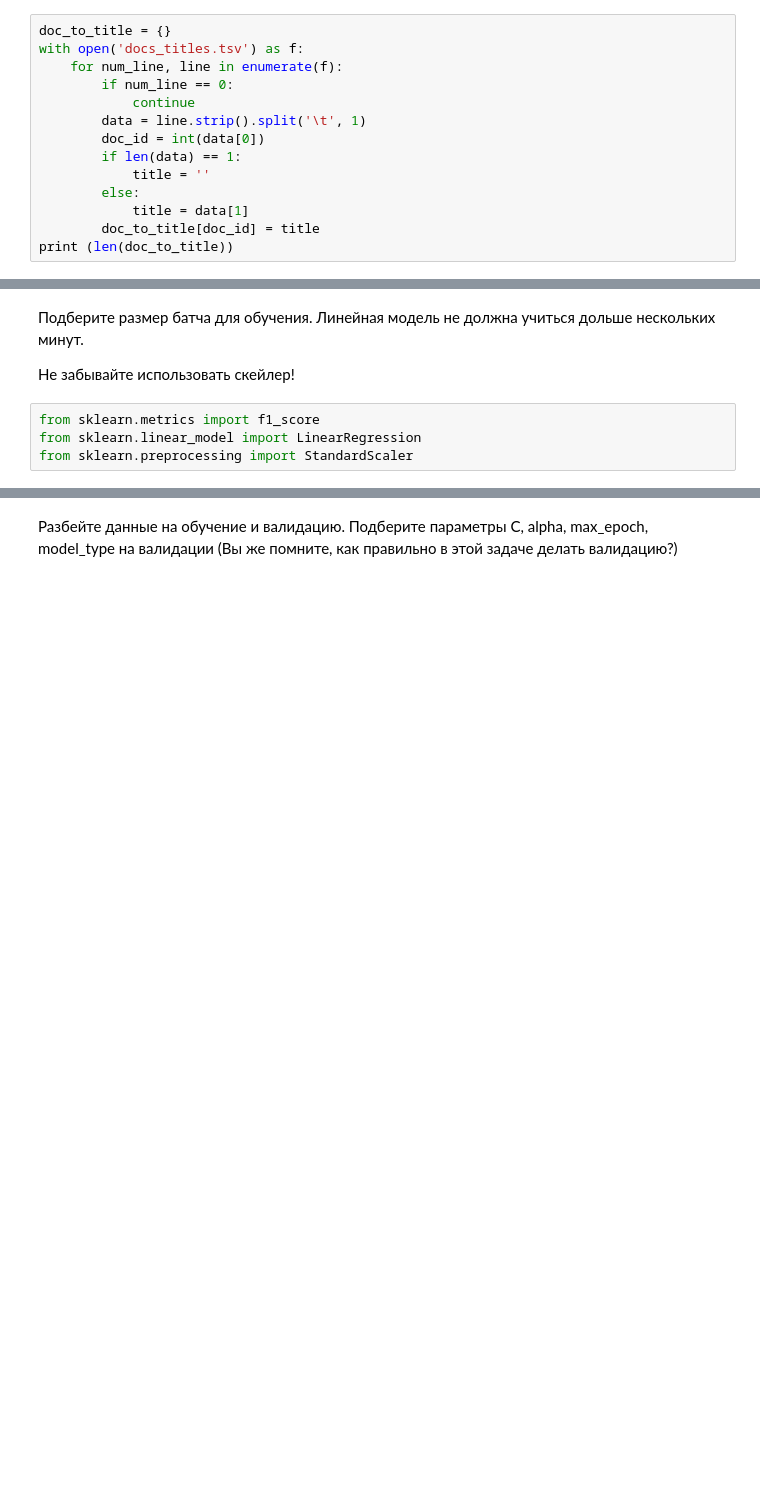
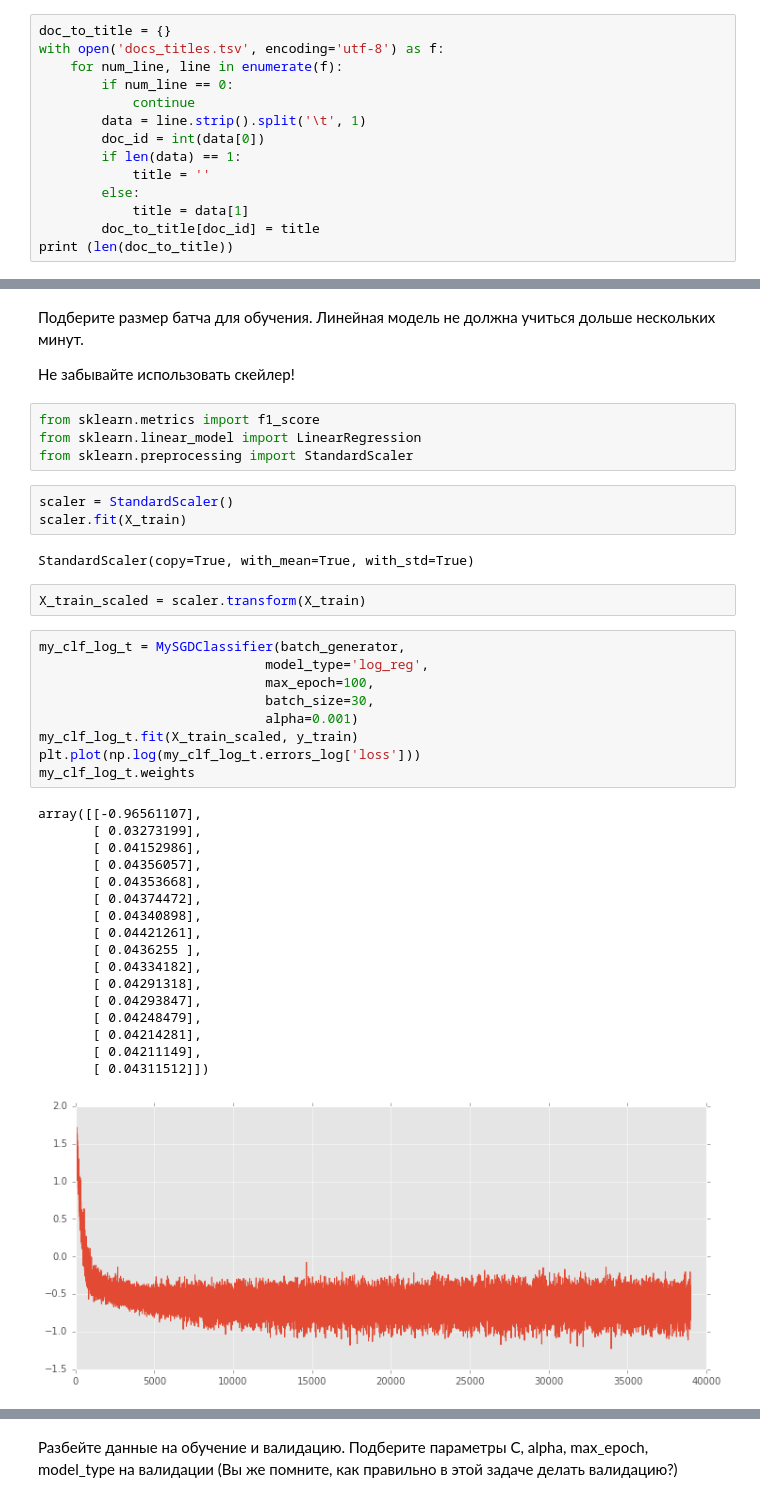
Before and after one commit to v-julia/ML_2019, a Jupyter notebook: Vakulenko_hw2.ipynb, the cells around one changed output, grey strips where cells are left out. Saved outputs shown, nothing was run; the diff lists cells and outputs as text; blank space fills up the shorter version.

```diff
--- a/Vakulenko_hw2.ipynb
+++ b/Vakulenko_hw2.ipynb
@@ -764,7 +792,7 @@ ax.set_ylabel('log10 of mean of abs weights')
 Применим обе регрессии, подберем для них параметры и сравним качество. Может быть Вы еще одновременно с решением домашней работы подрастете на лидерборде!
 # %%
 doc_to_title = {}
-with open('docs_titles.tsv') as f:
+with open('docs_titles.tsv', encoding='utf-8') as f:
     for num_line, line in enumerate(f):
         if num_line == 0:
             continue
@@ -820,3 +852,37 @@ print (X_train.shape, y_train.shape, groups_train.shape)
 from sklearn.metrics import f1_score
 from sklearn.linear_model import LinearRegression
 from sklearn.preprocessing import StandardScaler
+# %%
+scaler = StandardScaler()
+scaler.fit(X_train)
+# %% [output]
+StandardScaler(copy=True, with_mean=True, with_std=True)
+# %%
+X_train_scaled = scaler.transform(X_train)
+# %%
+my_clf_log_t = MySGDClassifier(batch_generator,
+                             model_type='log_reg',
+                             max_epoch=100,
+                             batch_size=30,
+                             alpha=0.001)
+my_clf_log_t.fit(X_train_scaled, y_train)
+plt.plot(np.log(my_clf_log_t.errors_log['loss']))
+my_clf_log_t.weights
+# %% [output]
+array([[-0.96561107],
+       [ 0.03273199],
+       [ 0.04152986],
+       [ 0.04356057],
+       [ 0.04353668],
+       [ 0.04374472],
+       [ 0.04340898],
+       [ 0.04421261],
+       [ 0.0436255 ],
+       [ 0.04334182],
+       [ 0.04291318],
+       [ 0.04293847],
+       [ 0.04248479],
+       [ 0.04214281],
+       [ 0.04211149],
+       [ 0.04311512]])
+[figure, added]
```
Also changed, not shown: parts of 66 cells of this notebook.
